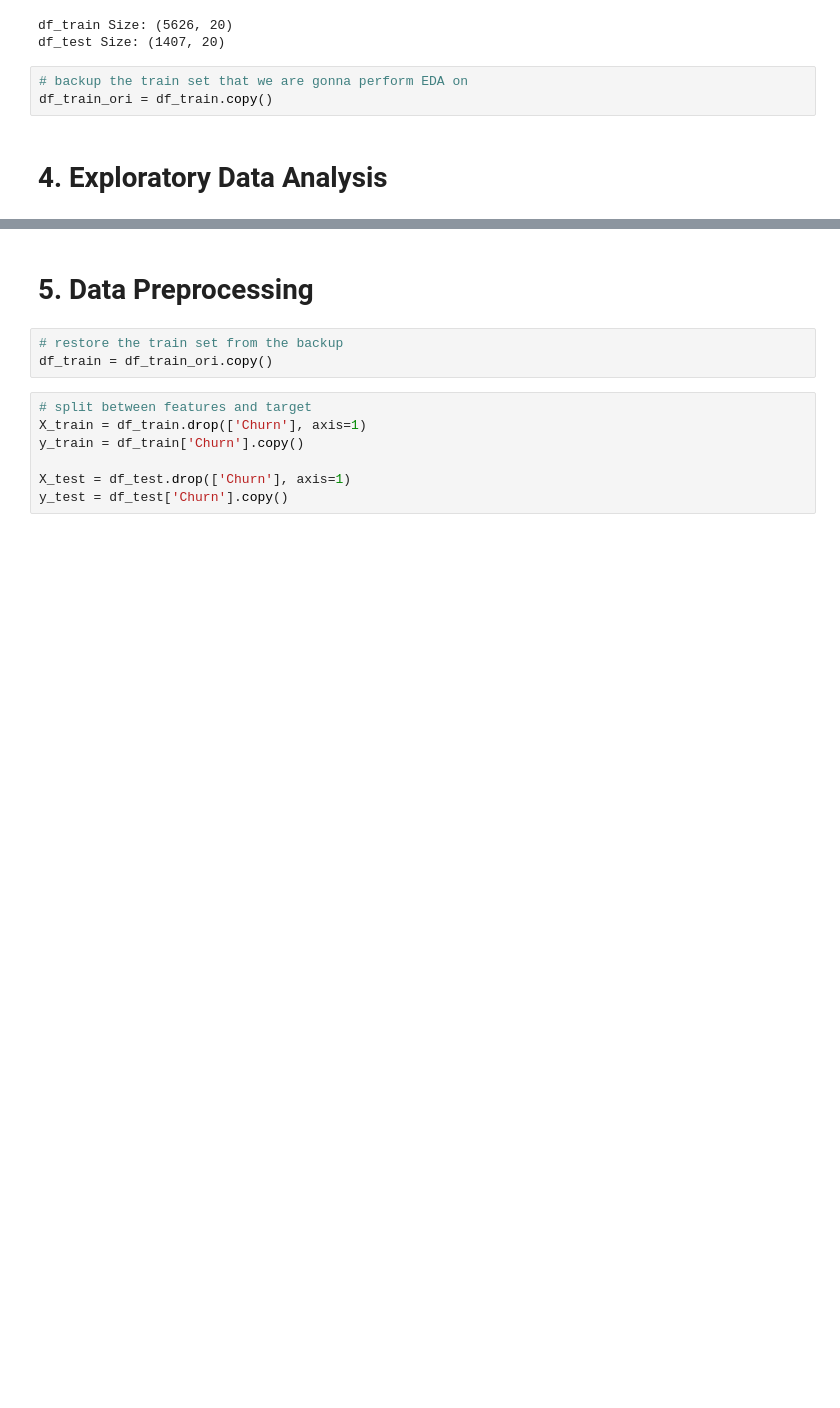
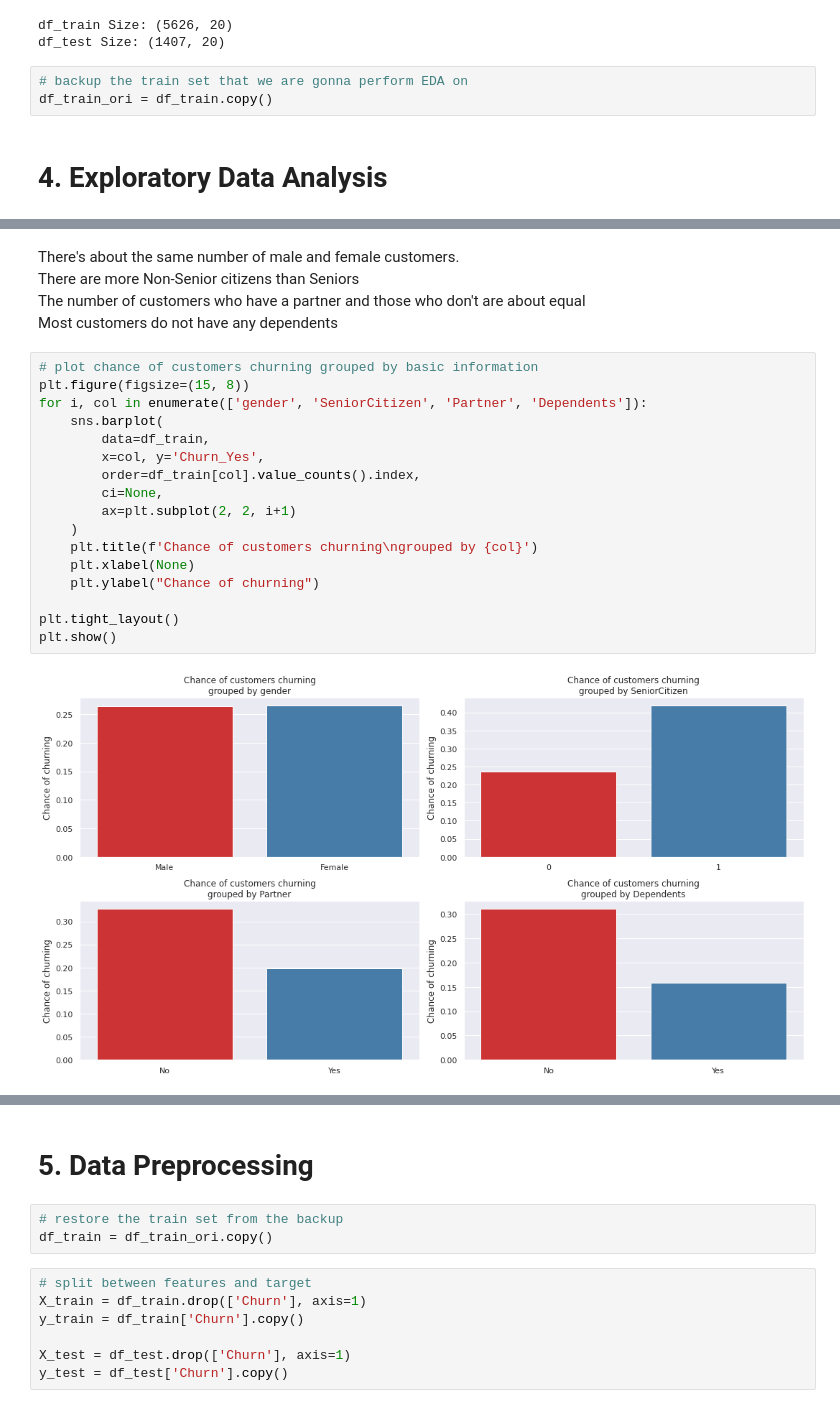
Before and after one commit to NikkiSatmaka/sticky-customers-operation, a Jupyter notebook: h8dsft_Milestone1P2_nikki_satmaka.ipynb, the cells around one changed output, grey strips where cells are left out. Saved outputs shown, nothing was run; the diff lists cells and outputs as text; blank space fills up the shorter version.

```diff
--- a/h8dsft_Milestone1P2_nikki_satmaka.ipynb
+++ b/h8dsft_Milestone1P2_nikki_satmaka.ipynb
@@ -447,0 +476,24 @@ df_train_ori = df_train.copy()
+# %% [markdown]
+There's about the same number of male and female customers.\
+There are more Non-Senior citizens than Seniors\
+The number of customers who have a partner and those who don't are about equal\
+Most customers do not have any dependents
+# %%
+# plot chance of customers churning grouped by basic information
+plt.figure(figsize=(15, 8))
+for i, col in enumerate(['gender', 'SeniorCitizen', 'Partner', 'Dependents']):
+    sns.barplot(
+        data=df_train,
+        x=col, y='Churn_Yes',
+        order=df_train[col].value_counts().index,
+        ci=None,
+        ax=plt.subplot(2, 2, i+1)
+    )
+    plt.title(f'Chance of customers churning\ngrouped by {col}')
+    plt.xlabel(None)
+    plt.ylabel("Chance of churning")
+
+plt.tight_layout()
+plt.show()
+# %% [output]
+[figure, added]
```
Also changed, not shown: parts of 62 cells of this notebook.
